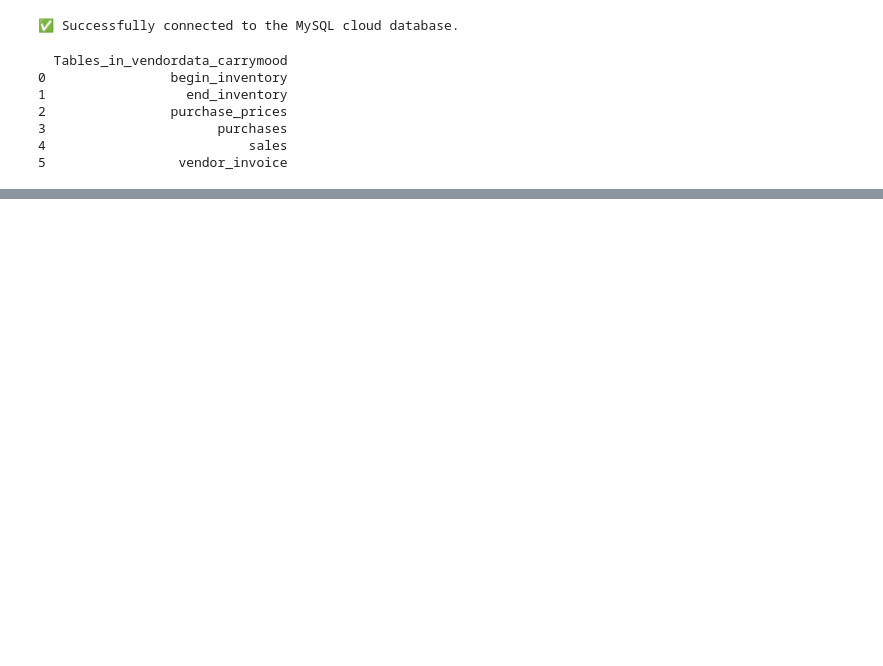
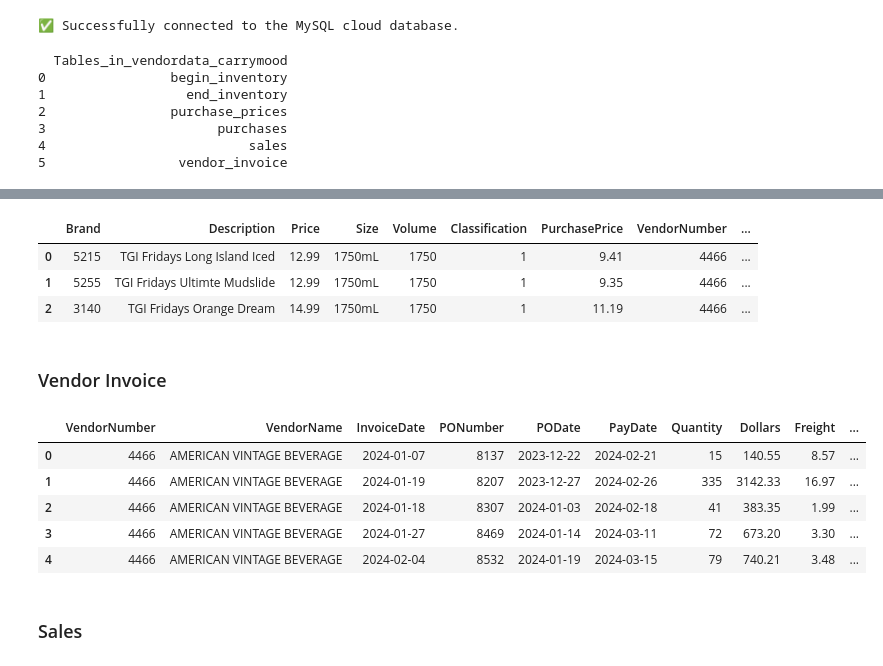
Before and after one commit to shima-maleki/Vendor_Performance_Analysis, a Jupyter notebook: notebooks/02_exploratory_analysis.ipynb, the cells around one changed output, grey strips where cells are left out. Cells and saved outputs as stored; diff of their text form; code cells hidden in the pictures; blank space fills up the shorter version.

```diff
--- a/notebooks/02_exploratory_analysis.ipynb
+++ b/notebooks/02_exploratory_analysis.ipynb
@@ -60,0 +118,22 @@ for table_name in tables_df['Tables_in_vendordata_carrymood']:
+# %%
+purchase_prices.head()
+# %% [output]
+|  | Brand | Description | Price | Size | Volume | Classification | PurchasePrice | VendorNumber | ... |
+| 0 | 5215 | TGI Fridays Long Island Iced | 12.99 | 1750mL | 1750 | 1 | 9.41 | 4466 | ... |
+| 1 | 5255 | TGI Fridays Ultimte Mudslide | 12.99 | 1750mL | 1750 | 1 | 9.35 | 4466 | ... |
+| 2 | 3140 | TGI Fridays Orange Dream | 14.99 | 1750mL | 1750 | 1 | 11.19 | 4466 | ... |
+# %% [markdown]
+### Vendor Invoice
+# %%
+vendor_invoice = pd.read_sql(f"""select * from vendor_invoice where VendorNumber = {vendor_no}""",engine)
+# %%
+vendor_invoice.head()
+# %% [output]
+|  | VendorNumber | VendorName | InvoiceDate | PONumber | PODate | PayDate | Quantity | Dollars | Freight | ... |
+| 0 | 4466 | AMERICAN VINTAGE BEVERAGE | 2024-01-07 | 8137 | 2023-12-22 | 2024-02-21 | 15 | 140.55 | 8.57 | ... |
+| 1 | 4466 | AMERICAN VINTAGE BEVERAGE | 2024-01-19 | 8207 | 2023-12-27 | 2024-02-26 | 335 | 3142.33 | 16.97 | ... |
+| 2 | 4466 | AMERICAN VINTAGE BEVERAGE | 2024-01-18 | 8307 | 2024-01-03 | 2024-02-18 | 41 | 383.35 | 1.99 | ... |
+| 3 | 4466 | AMERICAN VINTAGE BEVERAGE | 2024-01-27 | 8469 | 2024-01-14 | 2024-03-11 | 72 | 673.20 | 3.30 | ... |
+| 4 | 4466 | AMERICAN VINTAGE BEVERAGE | 2024-02-04 | 8532 | 2024-01-19 | 2024-03-15 | 79 | 740.21 | 3.48 | ... |
+# %% [markdown]
+### Sales
```
Also changed, not shown: parts of 12 cells of this notebook.
